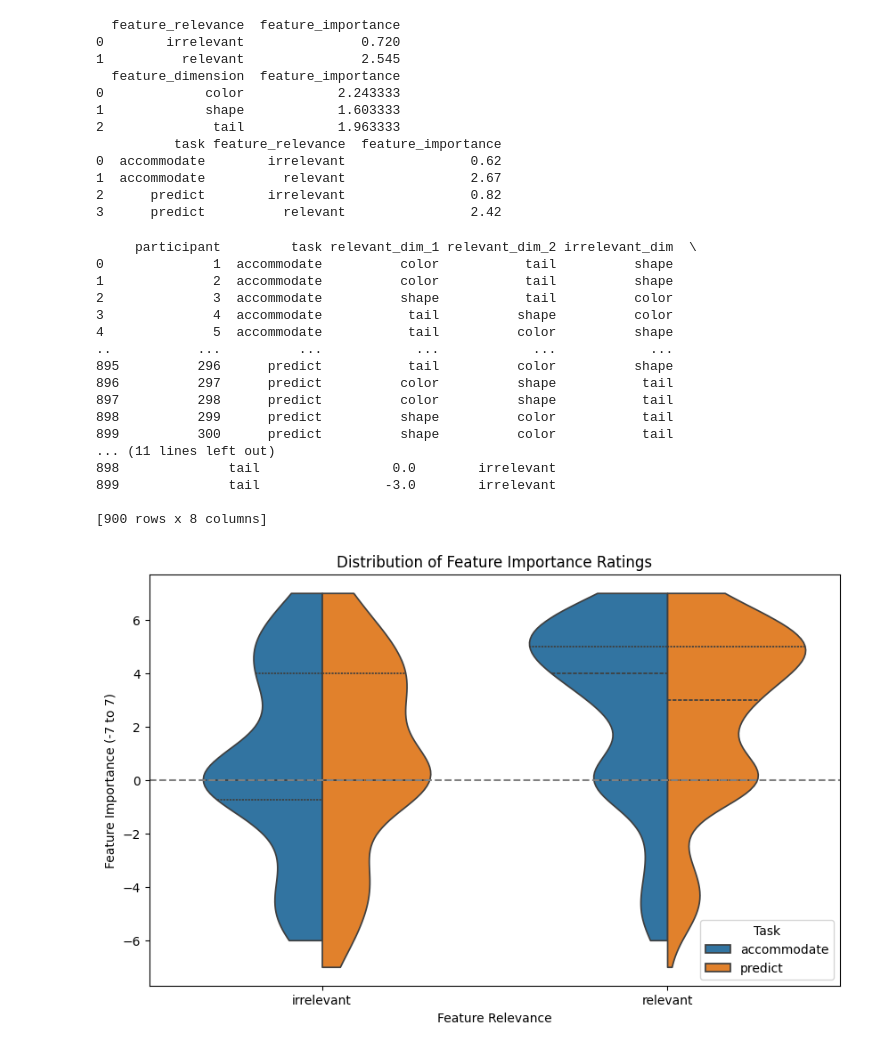
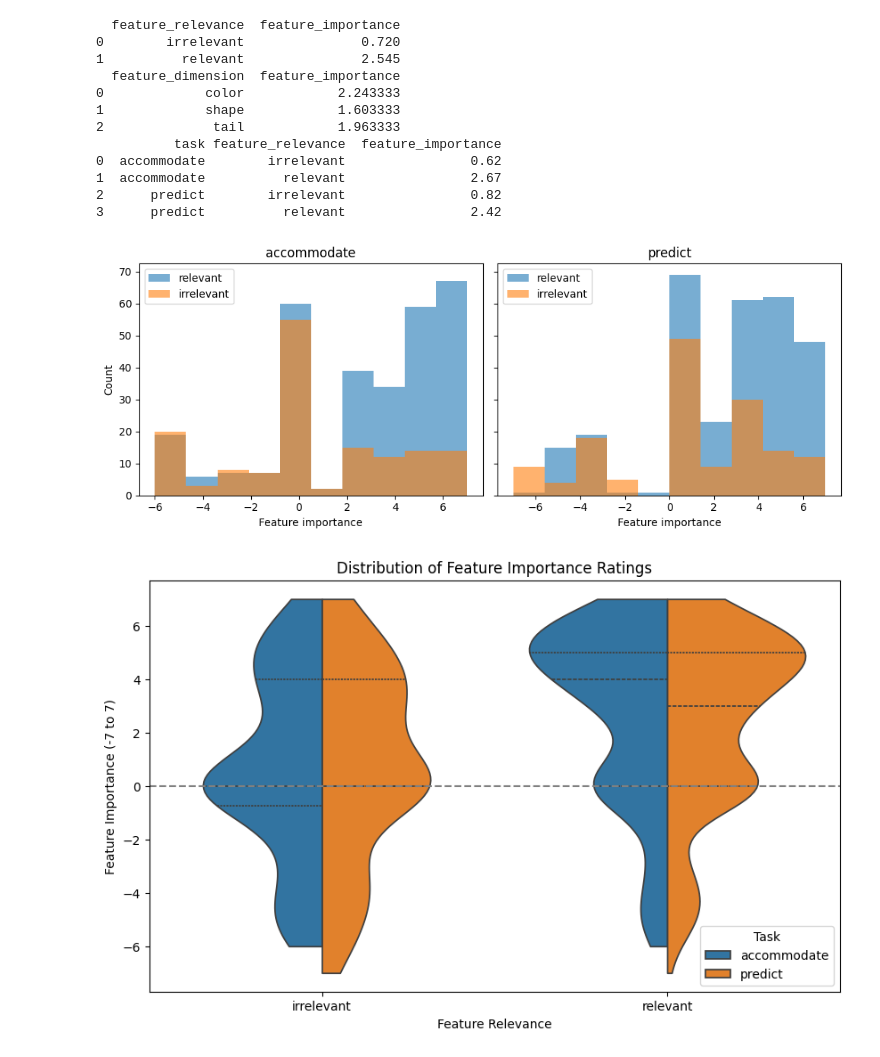
Before and after one commit to sebmonte/Prediction-Accomodation-Exp, a Jupyter notebook: Analysis/Scripts/Pilot2.0/Acc-PreCompare.ipynb, the cells around one changed output. Cells and saved outputs as stored; diff of their text form; code cells hidden in the pictures.

Commit message:
Lots of updates to the analyses/visualizations

```diff
--- a/Analysis/Scripts/Pilot2.0/Acc-PreCompare.ipynb
+++ b/Analysis/Scripts/Pilot2.0/Acc-PreCompare.ipynb
@@ -557,26 +540,39 @@ print(avg_importance3)
 1  accommodate          relevant                2.67
 2      predict        irrelevant                0.82
 3      predict          relevant                2.42
-# %%
-print(df_long)
-# %% [output]
-     participant         task relevant_dim_1 relevant_dim_2 irrelevant_dim  \
-0              1  accommodate          color           tail          shape
-1              2  accommodate          color           tail          shape
-2              3  accommodate          shape           tail          color
-3              4  accommodate           tail          shape          color
-4              5  accommodate           tail          color          shape
-..           ...          ...            ...            ...            ...
-895          296      predict           tail          color          shape
-896          297      predict          color          shape           tail
-897          298      predict          color          shape           tail
-898          299      predict          shape          color           tail
-899          300      predict          shape          color           tail
-... (11 lines left out)
-898              tail                 0.0        irrelevant
-899              tail                -3.0        irrelevant
-
-[900 rows x 8 columns]
+# %%
+tasks = df_long['task'].unique()
+
+fig, axes = plt.subplots(
+    nrows=1,
+    ncols=len(tasks),
+    figsize=(5 * len(tasks), 4),
+    sharey=True
+)
+
+if len(tasks) == 1:
+    axes = [axes]
+
+for ax, task in zip(axes, tasks):
+    for label in ['relevant', 'irrelevant']:
+        values = df_long.loc[
+            (df_long['task'] == task) &
+            (df_long['feature_relevance'] == label),
+            'feature_importance'
+        ]
+        ax.hist(values, bins=10, alpha=0.6, label=label)
+
+    ax.set_title(task)
+    ax.set_xlabel("Feature importance")
+    ax.legend()
+
+axes[0].set_ylabel("Count")
+
+plt.tight_layout()
+plt.savefig(os.path.join(outputdir, 'Figure3_FeatureImportanceByTaskAndRelevance.png'), dpi=300)
+plt.show()
+# %% [output]
+[figure, added]
 # %%
 import seaborn as sns
 import matplotlib.pyplot as plt
```
Also changed, not shown: parts of 44 cells of this notebook, 15 other files.
